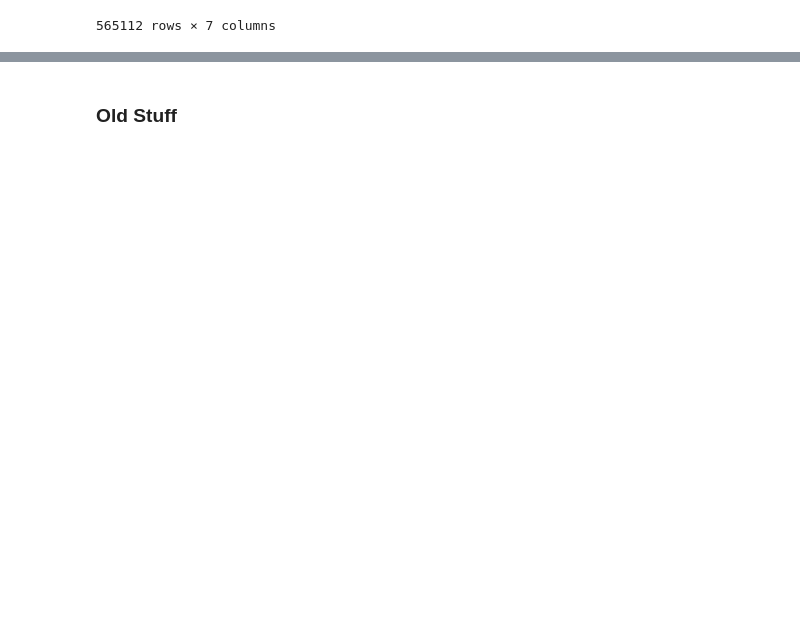
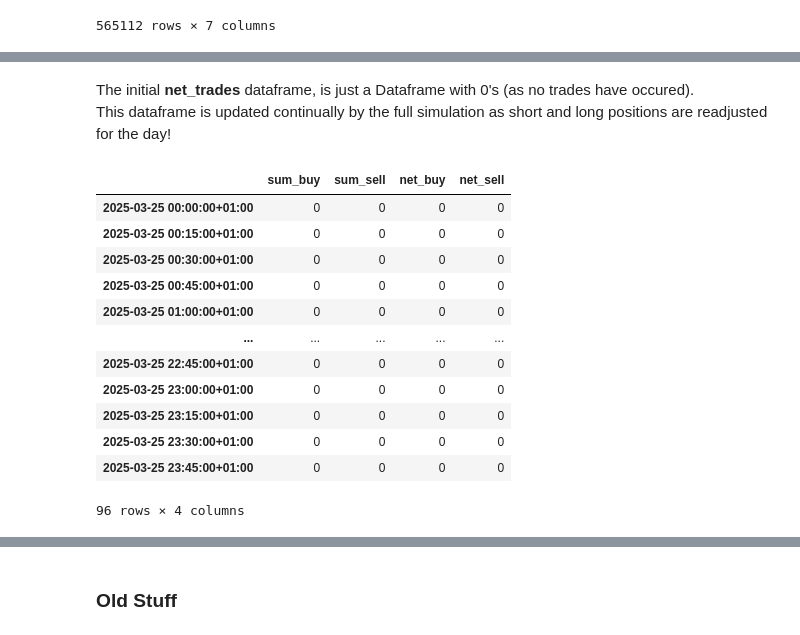
Before and after one commit to ub1999/Rolling-Intrinsic-BESS-Intraday-Trading, a Jupyter notebook: Code/Rolling Intrinsic/Rollingintrinsic_test.ipynb, the cells around one changed output, grey strips where cells are left out. Cells and saved outputs as stored; diff of their text form; code cells hidden in the pictures; blank space fills up the shorter version.

```diff
--- a/Code/Rolling Intrinsic/Rollingintrinsic_test.ipynb
+++ b/Code/Rolling Intrinsic/Rollingintrinsic_test.ipynb
@@ -137,0 +128,16 @@ To Do:
+# %%
+### Battery Param-
+threshold=0
+threshold_abs_min=0
+discount_rate=0
+bucket_size=15
+c_rate=1
+roundtrip_eff=0.85
+max_cycles=365
+
+
+### Rolling window: The first execution window available for products on the next day is 16:00-16:15!
+execution_time_start = pd.Timestamp("2025-03-24 16:15:00",tz='Europe/Berlin')
+execution_time_end = pd.Timestamp("2025-03-24 16:30:00",tz='Europe/Berlin')
+end_date = pd.Timestamp("2025-03-26 00:00:00",tz='Europe/Berlin')
+min_trades=10
@@ -137,0 +165,21 @@ To Do:
+# %% [markdown]
+The initial **net_trades** dataframe, is just a Dataframe with 0's (as no trades have occured).
+This dataframe is updated continually by the full simulation as short and long positions are readjusted for the day!
+# %%
+net_trades = get_net_trades(trades = pd.DataFrame(columns=["sum_buy", "sum_sell", "net_buy", "net_sell", "product"]),
+                            end_date = end_date)
+net_trades
+# %% [output]
+|  | sum_buy | sum_sell | net_buy | net_sell |
+| 2025-03-25 00:00:00+01:00 | 0 | 0 | 0 | 0 |
+| 2025-03-25 00:15:00+01:00 | 0 | 0 | 0 | 0 |
+| 2025-03-25 00:30:00+01:00 | 0 | 0 | 0 | 0 |
+| 2025-03-25 00:45:00+01:00 | 0 | 0 | 0 | 0 |
+| 2025-03-25 01:00:00+01:00 | 0 | 0 | 0 | 0 |
+| ... | ... | ... | ... | ... |
+| 2025-03-25 22:45:00+01:00 | 0 | 0 | 0 | 0 |
+| 2025-03-25 23:00:00+01:00 | 0 | 0 | 0 | 0 |
+| 2025-03-25 23:15:00+01:00 | 0 | 0 | 0 | 0 |
+| 2025-03-25 23:30:00+01:00 | 0 | 0 | 0 | 0 |
+| 2025-03-25 23:45:00+01:00 | 0 | 0 | 0 | 0 |
+96 rows × 4 columns
```
Also changed, not shown: parts of 14 cells of this notebook, 7 other files.
